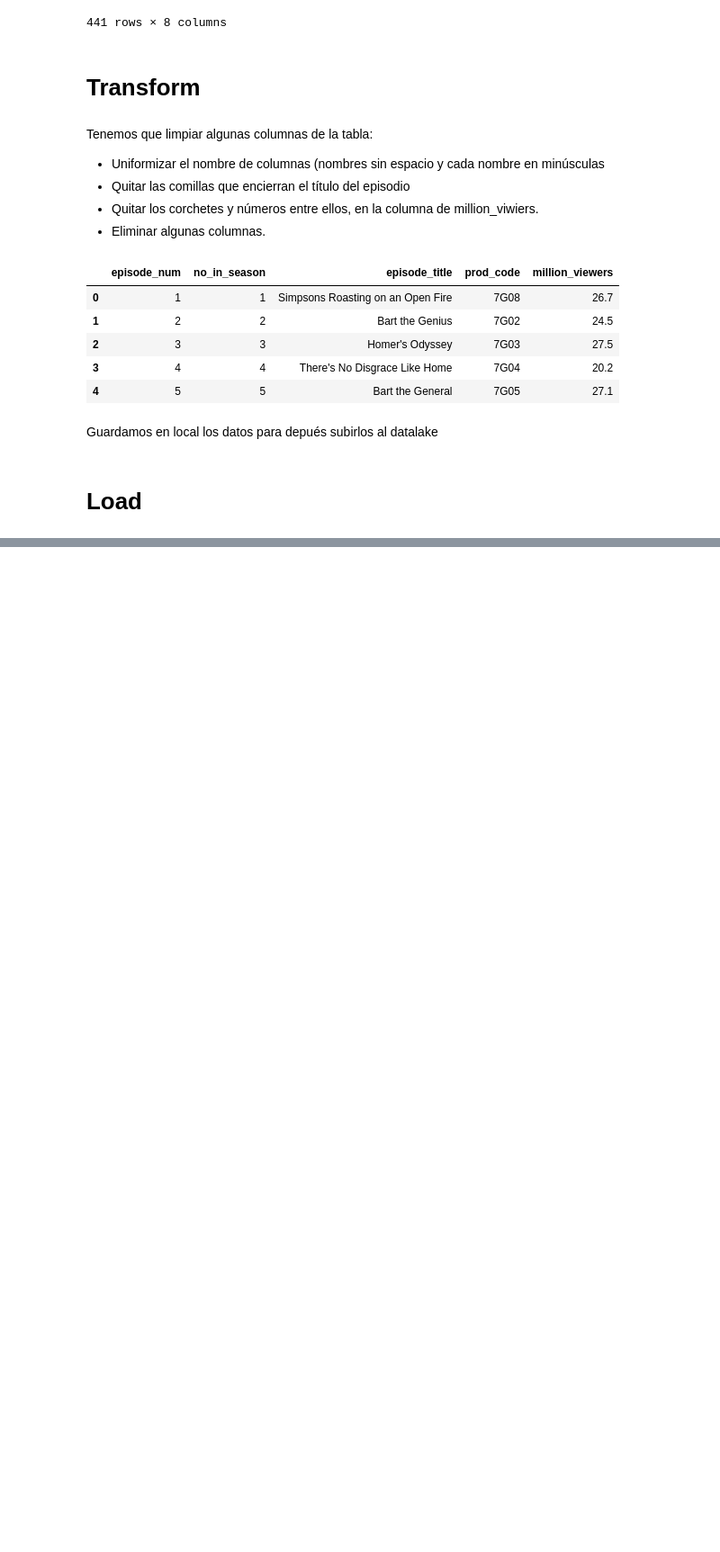
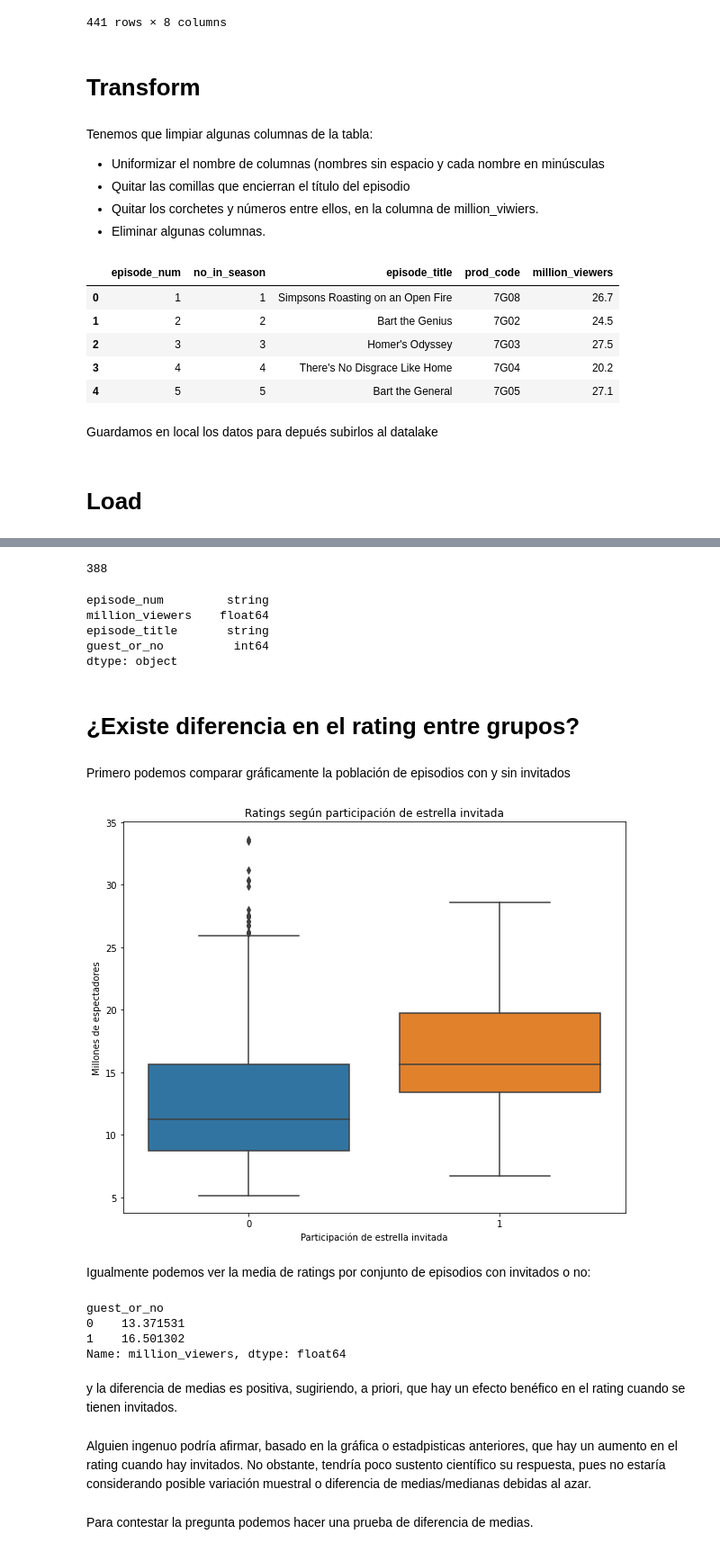
Before and after one commit to David-Damian/The-Simpson-Episode-Analysis, a Jupyter notebook: tarea06.ipynb, the cells around one changed output, grey strips where cells are left out. Shown: that part at 90% size. Cells and saved outputs as stored; diff of their text form; code cells hidden in the pictures; blank space fills up the shorter version.

```diff
--- a/tarea06.ipynb
+++ b/tarea06.ipynb
@@ -148,0 +205,25 @@ s3.upload_file(Filename="simpsons/raw/simpsons_episodes.csv", Bucket=BUCKET_NAME
+# %%
+# query para obtener toda la tabla de guets_per_episodes
+query = '''SELECT * FROM simpsons.guests_per_episode'''
+# %%
+# cargamos la tabla a Python como pdDataFrame
+tbl_guests_per_episode = wr.athena.read_sql_query(query, database="simpsons", ctas_approach=False)
+# %%
+import pandas as pd
+
+tbl_episodes_guests = (
+    tbl_guests_per_episode
+        # borrar registros con episodios duplicados
+        .drop_duplicates(subset=['episode_num'])
+        # columna que indica episodios que tuvieron invitados especiales o no
+        .assign(guest_or_no=(~tbl_guests_per_episode['guest_star'].isna()).fillna(0).astype(int))
+        # borrar columna con nombres de invitados especiales
+        .drop(columns='guest_star')
+        # convertir a numerica, la variable de millones de viewers
+        .assign(million_viewers=pd.to_numeric(tbl_guests_per_episode['million_viewers'], errors='coerce'))
+        .loc[lambda x: x['million_viewers'].notnull()]
+        .assign(million_viewers=lambda df_: df_.million_viewers.astype('float'))
+)
+
+
+tbl_episodes_guests.head()
@@ -148,0 +237,47 @@ s3.upload_file(Filename="simpsons/raw/simpsons_episodes.csv", Bucket=BUCKET_NAME
+# %%
+len(tbl_episodes_guests)
+# %% [output]
+388
+# %%
+print(tbl_episodes_guests.dtypes)
+# %% [output]
+episode_num         string
+million_viewers    float64
+episode_title       string
+guest_or_no          int64
+dtype: object
+# %% [markdown]
+# ¿Existe diferencia en el rating entre grupos?
+# %% [markdown]
+Primero podemos comparar gráficamente la población de episodios con y sin invitados
+# %%
+# Crea una figura con tamaño personalizado
+fig, ax = plt.subplots(figsize=(10, 8))
+
+# Genera el boxplot
+sns.boxplot(x='guest_or_no', y='million_viewers', data=tbl_episodes_guests, ax=ax)
+
+# Añade título y etiquetas de ejes
+ax.set_title('Ratings según participación de estrella invitada')
+ax.set_xlabel('Participación de estrella invitada')
+ax.set_ylabel('Millones de espectadores')
+
+plt.show()
+# %% [output]
+[figure, added]
+# %% [markdown]
+Igualmente podemos ver la media de ratings por conjunto de episodios con invitados o no:
+# %%
+rating_promedio_por_guest_or_no = tbl_episodes_guests.groupby('guest_or_no')['million_viewers'].mean()
+rating_promedio_por_guest_or_no
+# %% [output]
+guest_or_no
+0    13.371531
+1    16.501302
+Name: million_viewers, dtype: float64
+# %% [markdown]
+y la diferencia de medias es positiva, sugiriendo, a priori, que hay un efecto benéfico en el rating cuando se tienen invitados.
+# %% [markdown]
+Alguien ingenuo podría afirmar, basado en la gráfica o estadpisticas anteriores, que hay un aumento en el rating cuando hay invitados. No obstante, tendría poco sustento científico su respuesta, pues no estaría considerando posible variación muestral o diferencia de medias/medianas debidas al azar.
+# %% [markdown]
+Para contestar la pregunta podemos hacer una prueba de diferencia de medias.
```
Also changed, not shown: parts of 28 cells of this notebook.
